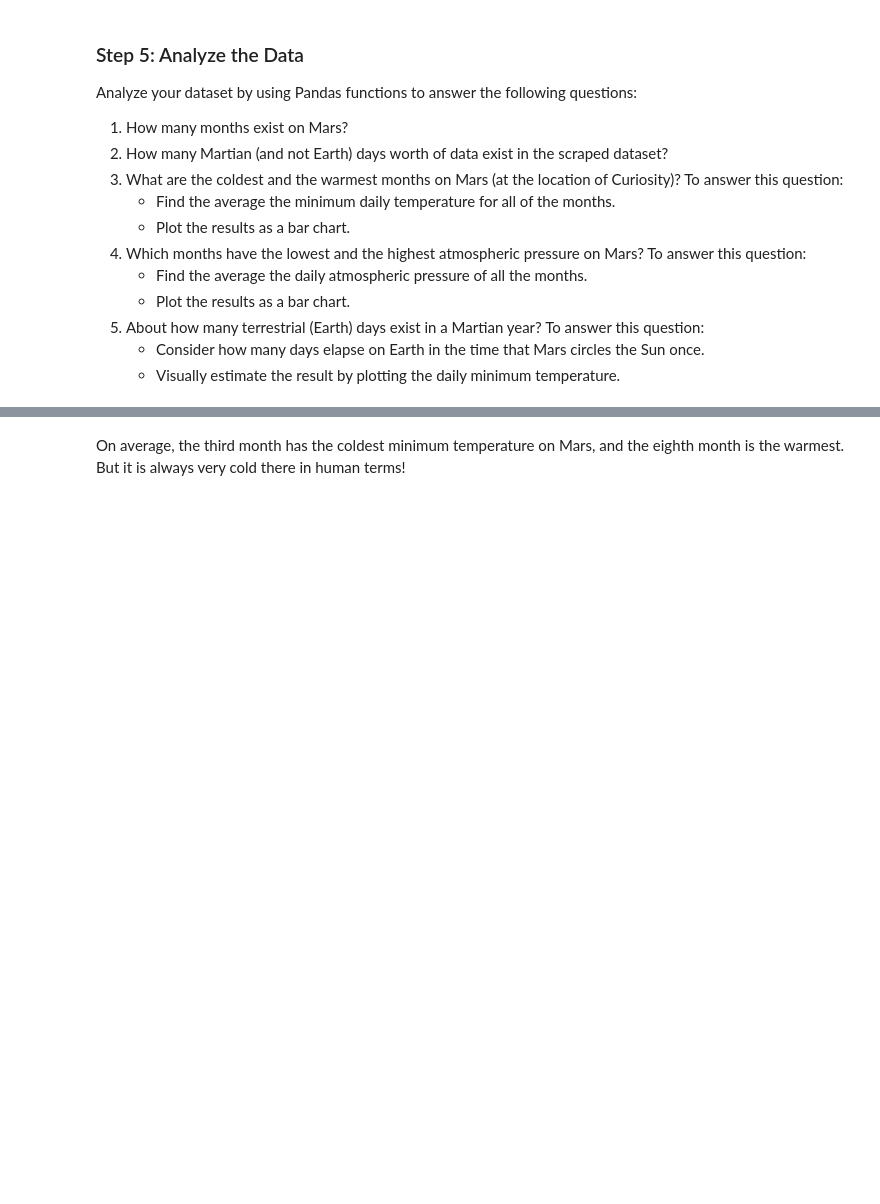
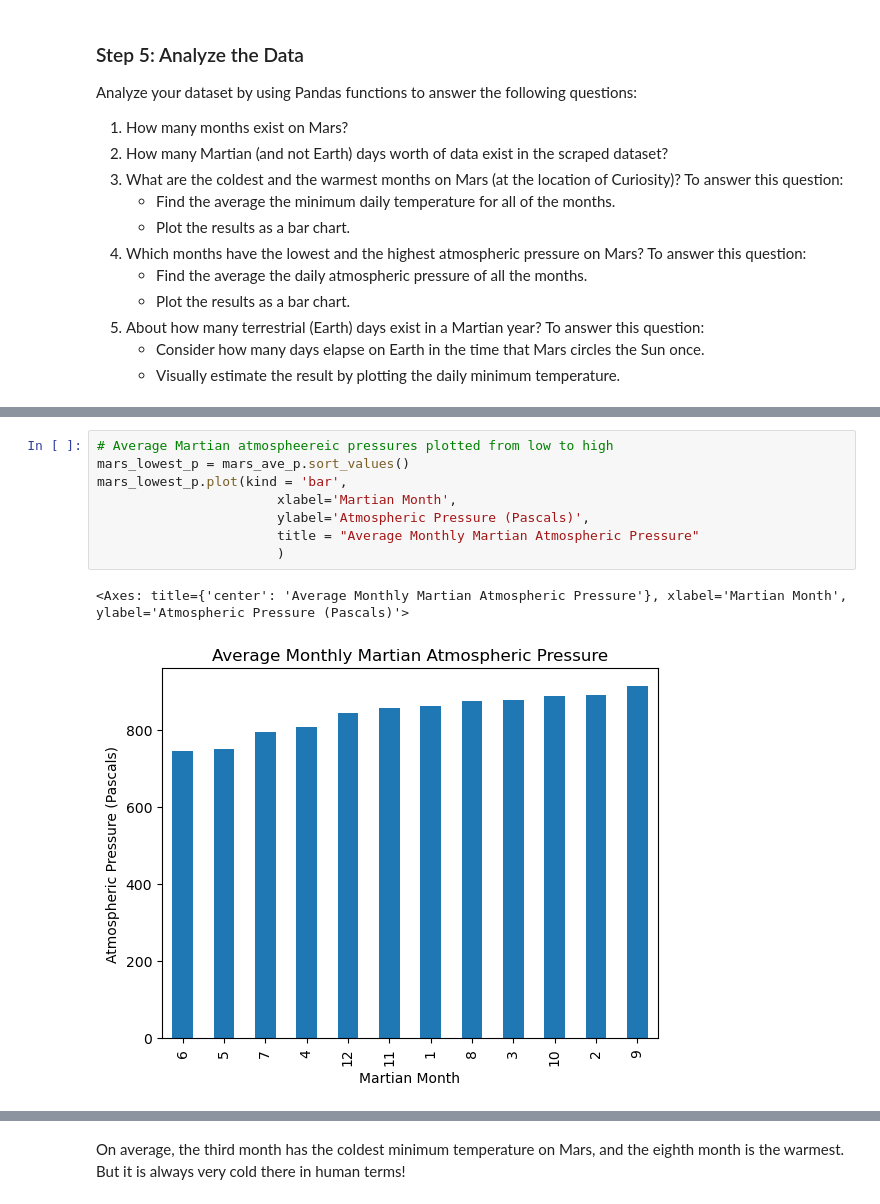
Before and after one commit to mnaffziger/python-web-challenge, a Jupyter notebook: src/part_2_mars_weather.ipynb, the cells around one changed output, grey strips where cells are left out. Cells and saved outputs as stored; diff of their text form; blank space fills up the shorter version.

```diff
--- a/src/part_2_mars_weather.ipynb
+++ b/src/part_2_mars_weather.ipynb
@@ -232,2 +283,13 @@ Name: pressure, dtype: float64
+# %%
+# Average Martian atmospheereic pressures plotted from low to high
+mars_lowest_p = mars_ave_p.sort_values()
+mars_lowest_p.plot(kind = 'bar',
+                       xlabel='Martian Month',
+                       ylabel='Atmospheric Pressure (Pascals)',
+                       title = "Average Monthly Martian Atmospheric Pressure"
+                       )
+# %% [output]
+<Axes: title={'center': 'Average Monthly Martian Atmospheric Pressure'}, xlabel='Martian Month', ylabel='Atmospheric Pressure (Pascals)'>
+[figure, added]
 # %%
 # 5. How many terrestrial (earth) days are there in a Martian year?
```
Also changed, not shown: parts of 23 cells of this notebook, 2 other files.
